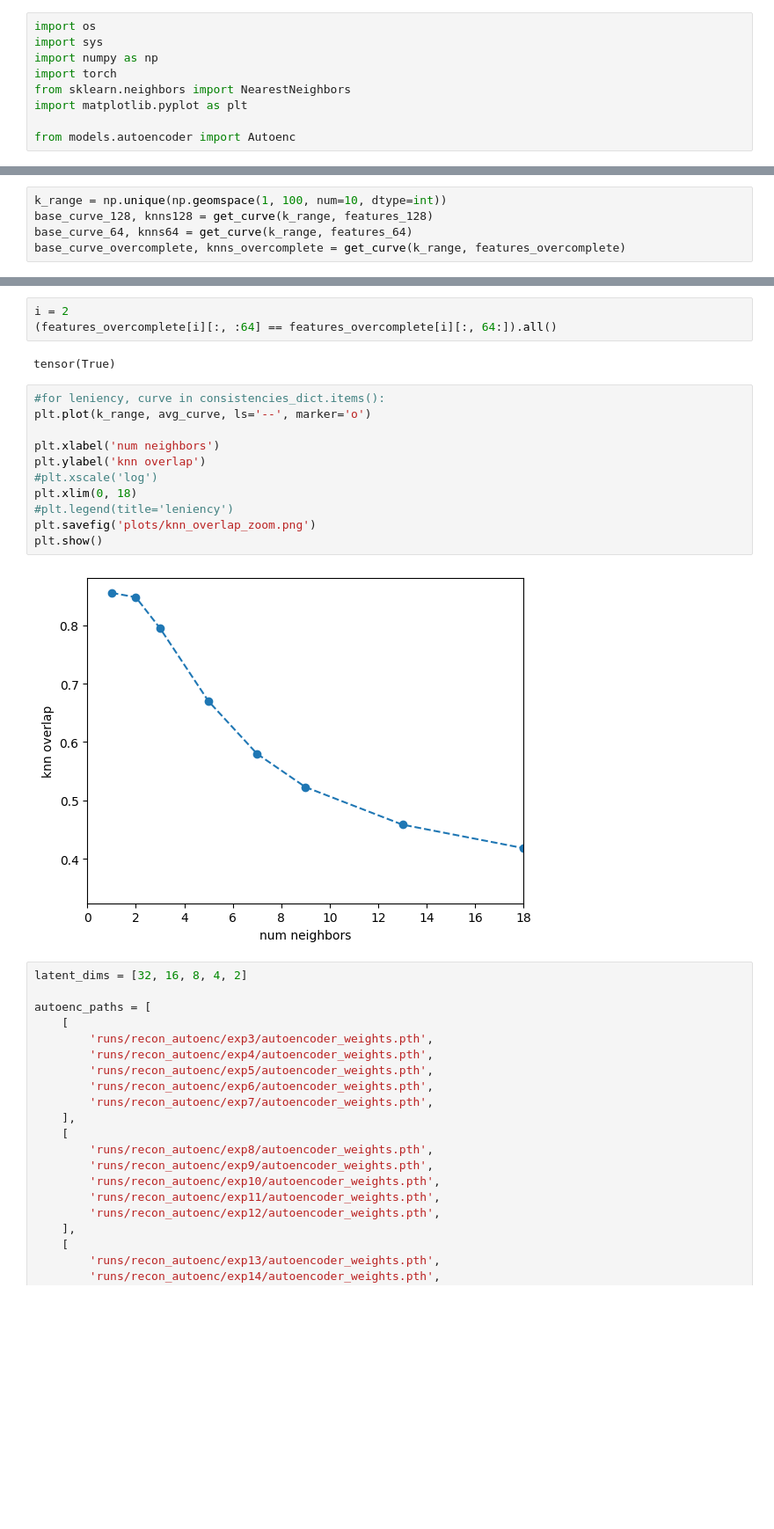
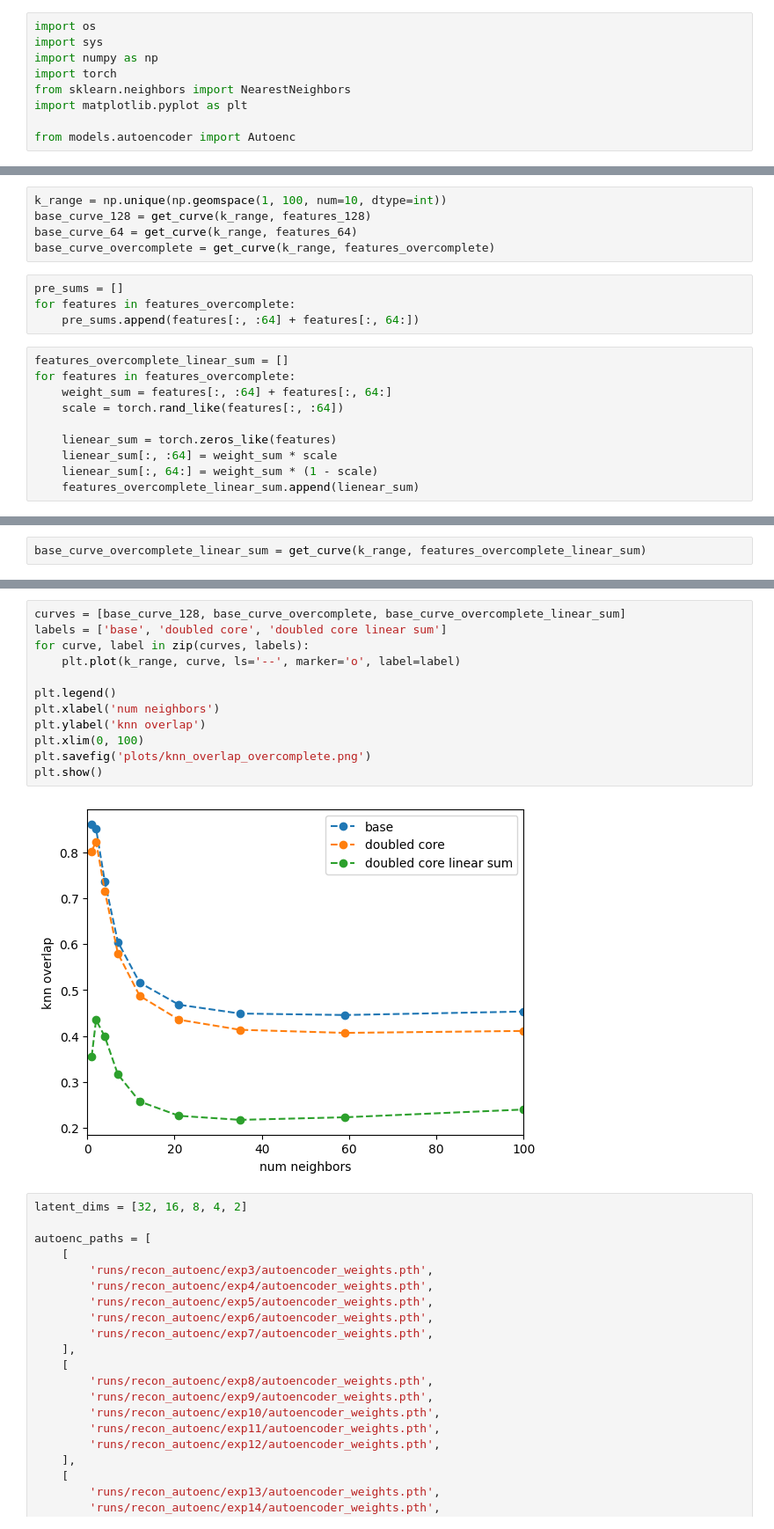
Before and after one commit to NathanSoeding/sensorium, a Jupyter notebook: small_readout_vectors/knn_consistency.ipynb, the cells around one changed output, grey strips where cells are left out. Shown at 88% size. Drawn from its saved outputs; the diff is of its cells as text; blank space fills up the shorter version.

```diff
--- a/small_readout_vectors/knn_consistency.ipynb
+++ b/small_readout_vectors/knn_consistency.ipynb
@@ -112,0 +133,19 @@ def get_curve(k_range, all_features):
+# %%
+k_range = np.unique(np.geomspace(1, 100, num=10, dtype=int))
+base_curve_128 = get_curve(k_range, features_128)
+base_curve_64 = get_curve(k_range, features_64)
+base_curve_overcomplete = get_curve(k_range, features_overcomplete)
+# %%
+pre_sums = []
+for features in features_overcomplete:
+    pre_sums.append(features[:, :64] + features[:, 64:])
+# %%
+features_overcomplete_linear_sum = []
+for features in features_overcomplete:
+    weight_sum = features[:, :64] + features[:, 64:]
+    scale = torch.rand_like(features[:, :64])
+
+    lienear_sum = torch.zeros_like(features)
+    lienear_sum[:, :64] = weight_sum * scale
+    lienear_sum[:, 64:] = weight_sum * (1 - scale)
+    features_overcomplete_linear_sum.append(lienear_sum)
@@ -113,5 +160,2 @@ def get_curve(k_range, all_features):
 # %%
-k_range = np.unique(np.geomspace(1, 100, num=10, dtype=int))
-base_curve_128, knns128 = get_curve(k_range, features_128)
-base_curve_64, knns64 = get_curve(k_range, features_64)
-base_curve_overcomplete, knns_overcomplete = get_curve(k_range, features_overcomplete)
+base_curve_overcomplete_linear_sum = get_curve(k_range, features_overcomplete_linear_sum)
@@ -175,21 +162,17 @@ tensor([-1.4712e-01, -7.7191e-02, -2.8764e-04, -7.2811e-05, -1.7736e-02,
-# %%
-i = 2
-(features_overcomplete[i][:, :64] == features_overcomplete[i][:, 64:]).all()
-# %% [output]
-tensor(True)
-# %%
-#for leniency, curve in consistencies_dict.items():
-plt.plot(k_range, avg_curve, ls='--', marker='o')
-
-plt.xlabel('num neighbors')
-plt.ylabel('knn overlap')
-#plt.xscale('log')
-plt.xlim(0, 18)
-#plt.legend(title='leniency')
-plt.savefig('plots/knn_overlap_zoom.png')
-plt.show()
-# %% [output]
-[figure, removed]
+# %%
+curves = [base_curve_128, base_curve_overcomplete, base_curve_overcomplete_linear_sum]
+labels = ['base', 'doubled core', 'doubled core linear sum']
+for curve, label in zip(curves, labels):
+    plt.plot(k_range, curve, ls='--', marker='o', label=label)
+
+plt.legend()
+plt.xlabel('num neighbors')
+plt.ylabel('knn overlap')
+plt.xlim(0, 100)
+plt.savefig('plots/knn_overlap_overcomplete.png')
+plt.show()
+# %% [output]
+[figure, added]
 # %%
 latent_dims = [32, 16, 8, 4, 2]
 
```
Also changed, not shown: parts of 48 cells of this notebook, 3 other files.
